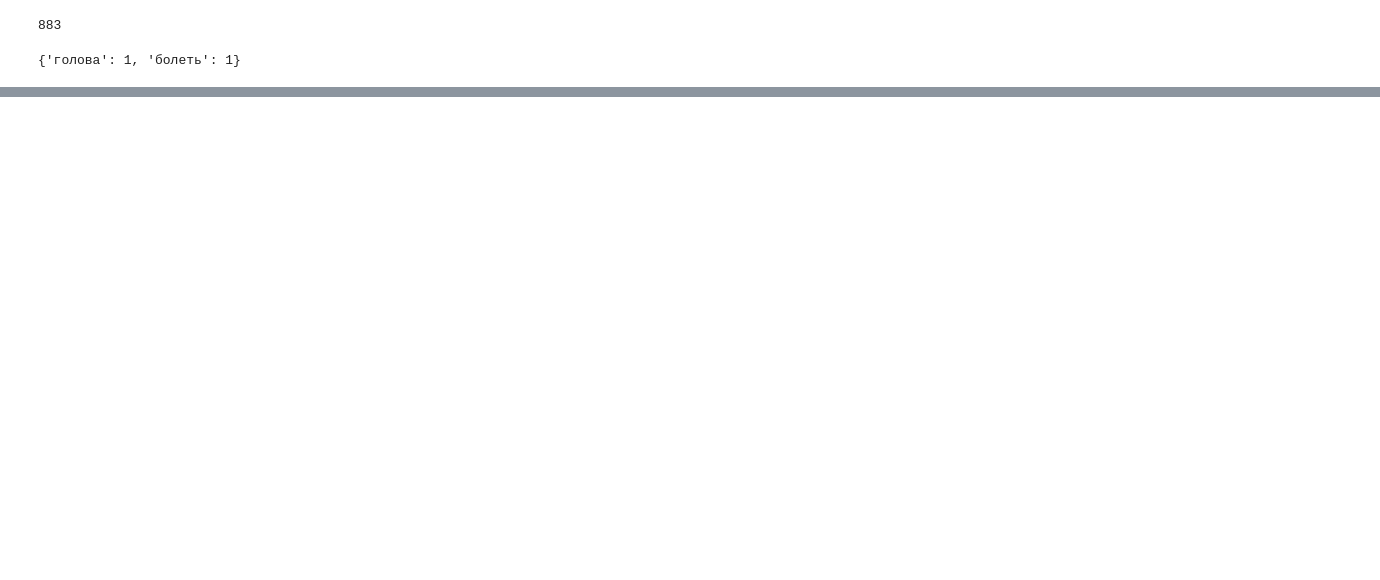
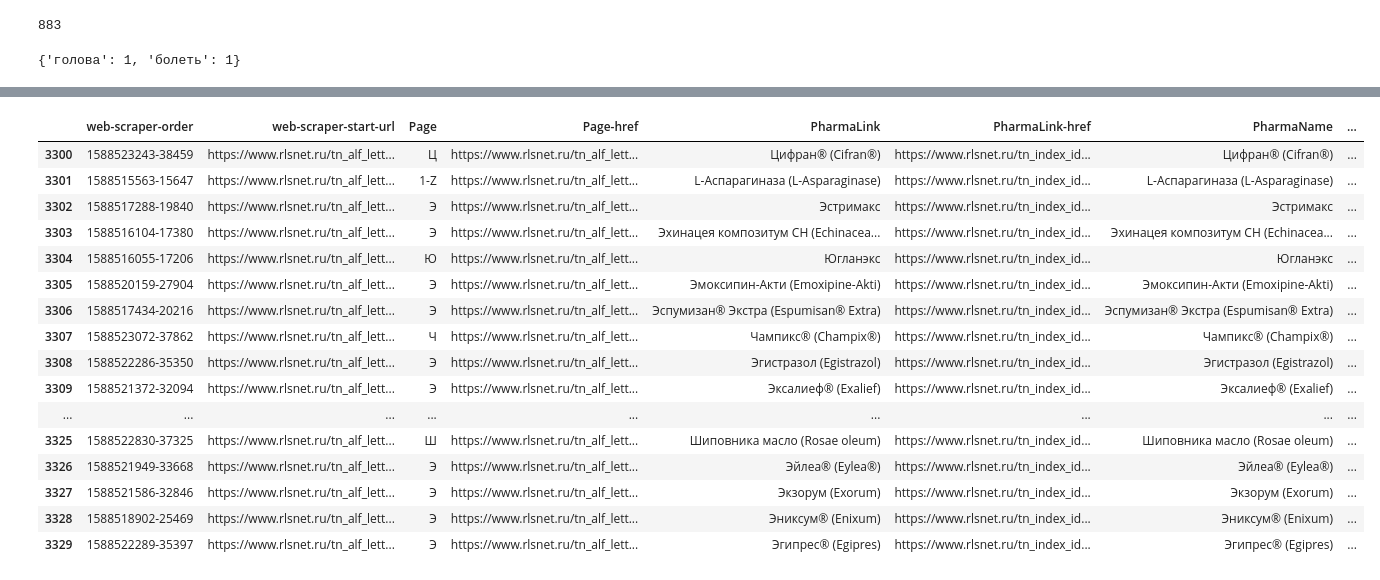
Before and after one commit to maksutovaynur/virushack, a Jupyter notebook: data/Predict.ipynb, the cells around one changed output, grey strips where cells are left out. Saved outputs shown, nothing was run; the diff lists cells and outputs as text; code cells hidden in the pictures; blank space fills up the shorter version.

```diff
--- a/data/Predict.ipynb
+++ b/data/Predict.ipynb
@@ -63,3 +63,6 @@ PhS.head()
 | 0 | Виферон® | [] | Мазь для наружного и местного при... | [] | [мазь, для, наружный, и, местный,... | {'мазь': 1, 'наружный': 1, 'местн... | {':': 7.423037803702254e-06, 'маз... | {'цитомегаловирусный': 0.00862464... | 0.381483 | {'цитомегаловирусный': 0.02260819... | ... |
 | 472 | Орнисид | [] | Орнисид\nОрнисид форте\nТаблетки:... | [(Орнидазол , http//www.rlsnet.ru... | [орнисид, орнисид, форте, таблетк... | {'орнисид': 1, 'форте': 1, 'табле... | {':': 7.423037803702254e-06, 'бак... | {'ободочный': 0.01724928409635311... | 0.220791 | {'ободочный': 0.07812499999999999... | ... |
 | 464 | Азимитем | [] |  | [(Азидотимидин , http//www.rlsnet... | [] | {} | {} | {} | 0.000000 | {} | ... |
+# %%
+df = pd.read_csv("pharma.csv")
+df.head()
@@ -65,0 +76,20 @@ PhS.head()
+# %%
+df.iloc[3300:3330]
+# %% [output]
+|  | web-scraper-order | web-scraper-start-url | Page | Page-href | PharmaLink | PharmaLink-href | PharmaName | ... |
+| 3300 | 1588523243-38459 | https://www.rlsnet.ru/tn_alf_lett... | Ц | https://www.rlsnet.ru/tn_alf_lett... | Цифран® (Cifran®) | https://www.rlsnet.ru/tn_index_id... | Цифран® (Cifran®) | ... |
+| 3301 | 1588515563-15647 | https://www.rlsnet.ru/tn_alf_lett... | 1-Z | https://www.rlsnet.ru/tn_alf_lett... | L-Аспарагиназа (L-Asparaginase) | https://www.rlsnet.ru/tn_index_id... | L-Аспарагиназа (L-Asparaginase) | ... |
+| 3302 | 1588517288-19840 | https://www.rlsnet.ru/tn_alf_lett... | Э | https://www.rlsnet.ru/tn_alf_lett... | Эстримакс | https://www.rlsnet.ru/tn_index_id... | Эстримакс | ... |
+| 3303 | 1588516104-17380 | https://www.rlsnet.ru/tn_alf_lett... | Э | https://www.rlsnet.ru/tn_alf_lett... | Эхинацея композитум СН (Echinacea... | https://www.rlsnet.ru/tn_index_id... | Эхинацея композитум СН (Echinacea... | ... |
+| 3304 | 1588516055-17206 | https://www.rlsnet.ru/tn_alf_lett... | Ю | https://www.rlsnet.ru/tn_alf_lett... | Югланэкс | https://www.rlsnet.ru/tn_index_id... | Югланэкс | ... |
+| 3305 | 1588520159-27904 | https://www.rlsnet.ru/tn_alf_lett... | Э | https://www.rlsnet.ru/tn_alf_lett... | Эмоксипин-Акти (Emoxipine-Akti) | https://www.rlsnet.ru/tn_index_id... | Эмоксипин-Акти (Emoxipine-Akti) | ... |
+| 3306 | 1588517434-20216 | https://www.rlsnet.ru/tn_alf_lett... | Э | https://www.rlsnet.ru/tn_alf_lett... | Эспумизан® Экстра (Espumisan® Extra) | https://www.rlsnet.ru/tn_index_id... | Эспумизан® Экстра (Espumisan® Extra) | ... |
+| 3307 | 1588523072-37862 | https://www.rlsnet.ru/tn_alf_lett... | Ч | https://www.rlsnet.ru/tn_alf_lett... | Чампикс® (Champix®) | https://www.rlsnet.ru/tn_index_id... | Чампикс® (Champix®) | ... |
+| 3308 | 1588522286-35350 | https://www.rlsnet.ru/tn_alf_lett... | Э | https://www.rlsnet.ru/tn_alf_lett... | Эгистразол (Egistrazol) | https://www.rlsnet.ru/tn_index_id... | Эгистразол (Egistrazol) | ... |
+| 3309 | 1588521372-32094 | https://www.rlsnet.ru/tn_alf_lett... | Э | https://www.rlsnet.ru/tn_alf_lett... | Эксалиеф® (Exalief) | https://www.rlsnet.ru/tn_index_id... | Эксалиеф® (Exalief) | ... |
+| ... | ... | ... | ... | ... | ... | ... | ... | ... |
+| 3325 | 1588522830-37325 | https://www.rlsnet.ru/tn_alf_lett... | Ш | https://www.rlsnet.ru/tn_alf_lett... | Шиповника масло (Rosae oleum) | https://www.rlsnet.ru/tn_index_id... | Шиповника масло (Rosae oleum) | ... |
+| 3326 | 1588521949-33668 | https://www.rlsnet.ru/tn_alf_lett... | Э | https://www.rlsnet.ru/tn_alf_lett... | Эйлеа® (Eylea®) | https://www.rlsnet.ru/tn_index_id... | Эйлеа® (Eylea®) | ... |
+| 3327 | 1588521586-32846 | https://www.rlsnet.ru/tn_alf_lett... | Э | https://www.rlsnet.ru/tn_alf_lett... | Экзорум (Exorum) | https://www.rlsnet.ru/tn_index_id... | Экзорум (Exorum) | ... |
+| 3328 | 1588518902-25469 | https://www.rlsnet.ru/tn_alf_lett... | Э | https://www.rlsnet.ru/tn_alf_lett... | Эниксум® (Enixum) | https://www.rlsnet.ru/tn_index_id... | Эниксум® (Enixum) | ... |
+| 3329 | 1588522289-35397 | https://www.rlsnet.ru/tn_alf_lett... | Э | https://www.rlsnet.ru/tn_alf_lett... | Эгипрес® (Egipres) | https://www.rlsnet.ru/tn_index_id... | Эгипрес® (Egipres) | ... |
```
Also changed, not shown: parts of 1 cell of this notebook, 1 other file.
